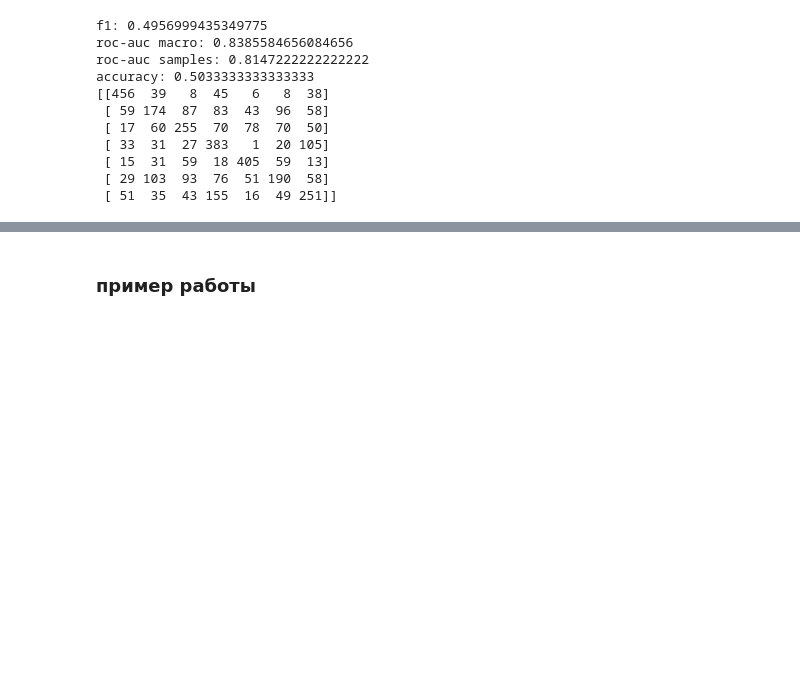
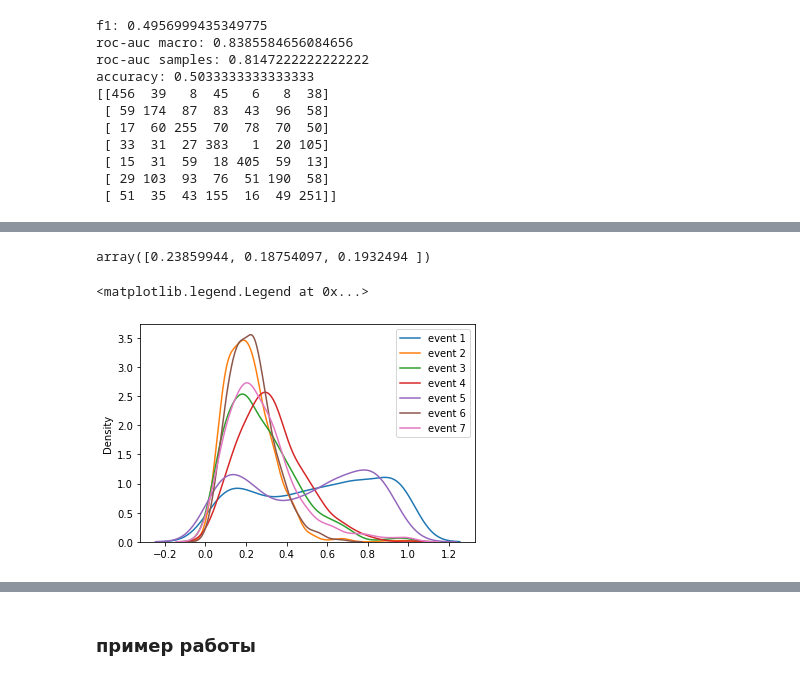
Before and after one commit to iuliivasilev/sys-ttf, a Jupyter notebook: loans_model.ipynb, the cells around one changed output, grey strips where cells are left out. Cells and saved outputs as stored; diff of their text form; code cells hidden in the pictures; blank space fills up the shorter version.

```diff
--- a/loans_model.ipynb
+++ b/loans_model.ipynb
@@ -1290,6 +1406,12 @@ class MetaModel:
             events_pred = self.meta_model.predict_proba(X_)
             tmp = np.moveaxis(all_preds, (0, 1, 2), (1, 0, 2))
             return np.sum(tmp * events_pred[..., np.newaxis], axis=1)
+        elif self.mode =='mix':
+            preds = self.meta_model.predict_proba(X_)
+            inds = np.where(np.isin(preds.argmax(axis=1), [0, 2, 3, 6])) # если наибольшая вероятность у событий 1,3,4,7
+            preds[inds] = preds[inds]==(preds[inds].max(axis=1).reshape((-1, 1))) # то вероятность остальных 0
+            tmp = np.moveaxis(all_preds, (0, 1, 2), (1, 0, 2)) # далее по стратегии "weighted"
+            return np.sum(tmp * preds[..., np.newaxis], axis=1)
 # %%
 def get_y_self_event(y_, events: List=[]):
     l = sum(y_.event.isin(events))
@@ -1310,7 +1432,7 @@ rsf = RandomSurvivalForest(n_jobs=-1, random_state=42)
 early_threshold=0.99
 
 ovr = OvR(rsf, mode='early', early_threshold=early_threshold)
-meta = MetaModel(ovr)
+meta = MetaModel(ovr, mode='early')
 meta.fit(x_train, y_train)
 preds = meta.predict(x_test)
 
@@ -1400,0 +1686,29 @@ accuracy: 0.5033333333333333
+# %%
+for m in metas_mix:
+    m.fit(x_train, y_train)
+preds = [m.predict(x_test) for m in metas_mix]
+# for m in metas_mix:
+
+#     print(m.ovr.estimator, ' ', m.ovr.mode)
+#     t = m.predict(x_test)
+#     preds.append(t)
+meta_mix_ibs = np.empty(shape=(7, len(preds)))
+
+for i in df.event.unique():
+  if i:
+    for j, sf in enumerate(preds):
+        meta_mix_ibs[dct[i]-1][j] = ibs_remain(get_y_self_event(y_train, [dct[i]]),
+                          get_y_self_event(y_test, [dct[i]]),
+                          sf[y_test.event == dct[i], :],
+                          times=TIME_GRID, axis=-1)
+print(meta_mix_ibs.reshape((7, 3, 3))) # events, cox/rsf/gbsa, single/all/early
+
+meta_mix_ibs_mean = np.empty(shape=(len(preds),))
+for j, sf in enumerate(preds):
+    meta_mix_ibs_mean[j] = np.mean(ibs_remain(
+        get_y_self_event(y_train, dct.values()),
+        get_y_self_event(y_test, dct.values()),
+        sf[y_test.event.isin(dct.values()), :],
+        times=TIME_GRID
+    ))
+print(meta_mix_ibs_mean.reshape((3, 3)))
@@ -1400,0 +1947,12 @@ accuracy: 0.5033333333333333
+# %%
+massiv_3_mean
+# %% [output]
+array([0.23859944, 0.18754097, 0.1932494 ])
+# %%
+probs = meta_rsf.meta_model.predict_proba(x_test).T
+for i in range(7):
+    sns.kdeplot(data=probs[i, y_test.event==(i+1)], label=f'event {i+1}')
+plt.legend()
+# %% [output]
+<matplotlib.legend.Legend at 0x...>
+[figure, added]
```
Also changed, not shown: parts of 31 cells of this notebook.
